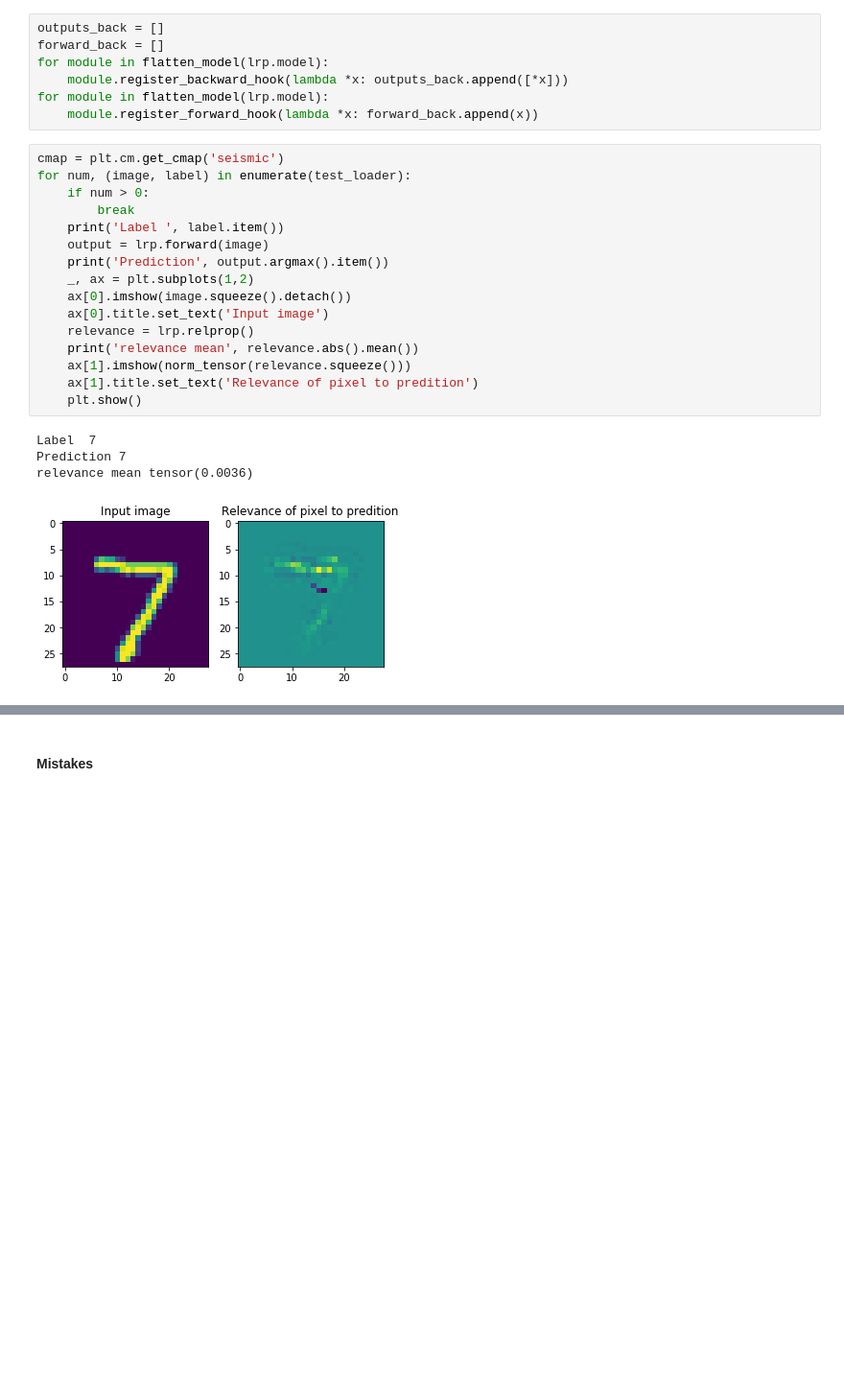
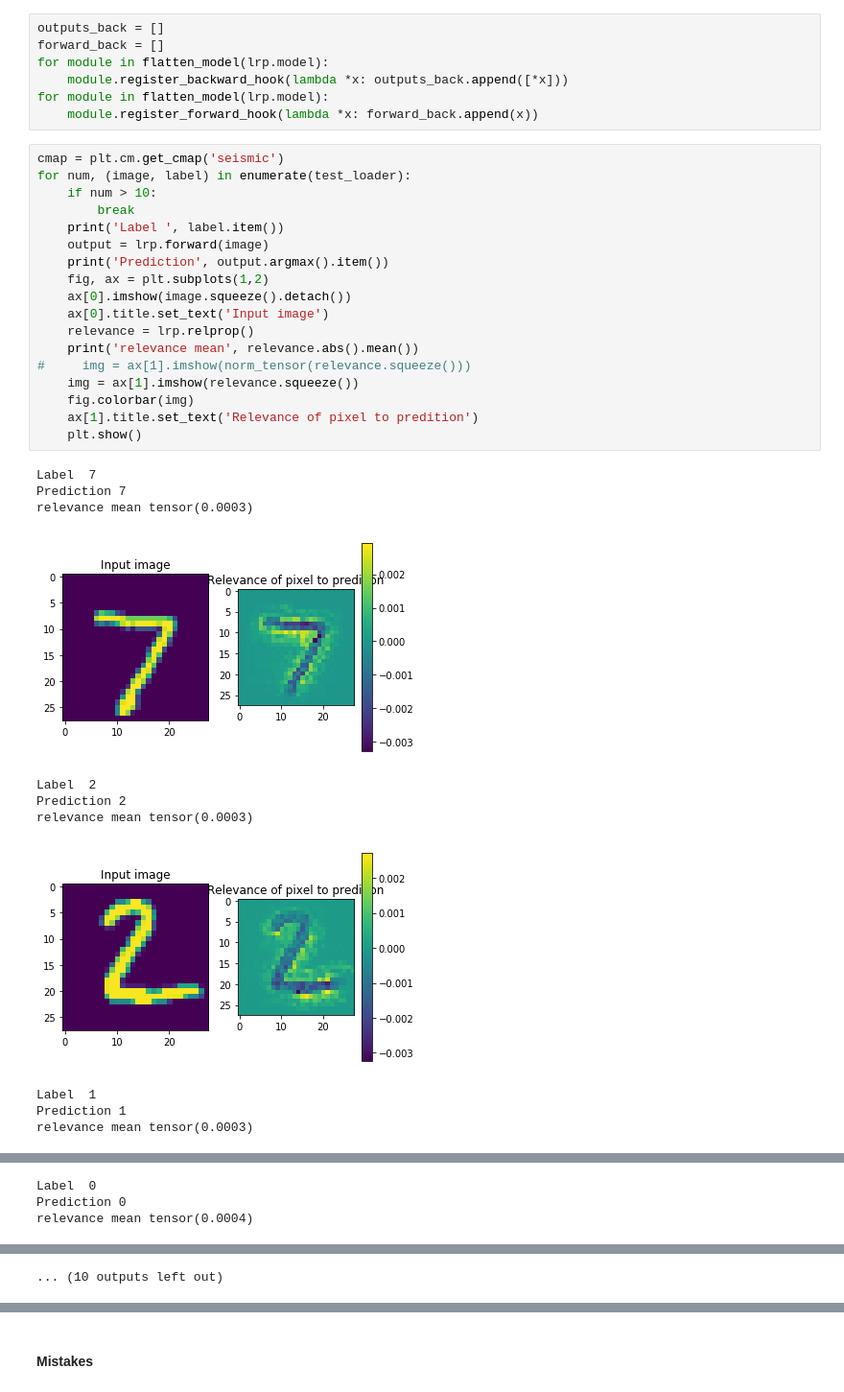
Before and after one commit to dmitrysarov/LRP_decomposition, a Jupyter notebook: LRP/temp/LRP_notebook_mnist.ipynb, the cells around one changed output, grey strips where cells are left out. Shown at 96% size. Saved outputs shown, nothing was run; the diff lists cells and outputs as text; blank space fills up the shorter version.

```diff
--- a/LRP/temp/LRP_notebook_mnist.ipynb
+++ b/LRP/temp/LRP_notebook_mnist.ipynb
@@ -77,21 +77,30 @@ for module in flatten_model(lrp.model):
 # %%
 cmap = plt.cm.get_cmap('seismic')
 for num, (image, label) in enumerate(test_loader):
-    if num > 0:
+    if num > 10:
         break
     print('Label ', label.item())
     output = lrp.forward(image)
     print('Prediction', output.argmax().item())
-    _, ax = plt.subplots(1,2)
+    fig, ax = plt.subplots(1,2)
     ax[0].imshow(image.squeeze().detach())
     ax[0].title.set_text('Input image')
     relevance = lrp.relprop()
     print('relevance mean', relevance.abs().mean())
-    ax[1].imshow(norm_tensor(relevance.squeeze()))
+#     img = ax[1].imshow(norm_tensor(relevance.squeeze()))
+    img = ax[1].imshow(relevance.squeeze())
+    fig.colorbar(img)
     ax[1].title.set_text('Relevance of pixel to predition')
     plt.show()
 # %% [output]
 Label  7
 Prediction 7
-relevance mean tensor(0.0036)
+relevance mean tensor(0.0003)
-[figure, old version]
+[figure, new version]
+Label  2
+Prediction 2
+relevance mean tensor(0.0003)
+[figure, added]
+Label  1
+Prediction 1
+relevance mean tensor(0.0003)
@@ -97,0 +108,3 @@ relevance mean tensor(0.0036)
+Label  0
+Prediction 0
+relevance mean tensor(0.0004)
@@ -97,0 +120 @@ relevance mean tensor(0.0036)
+... (10 outputs left out)
```
Also changed, not shown: parts of 25 cells of this notebook, 5 other files.
